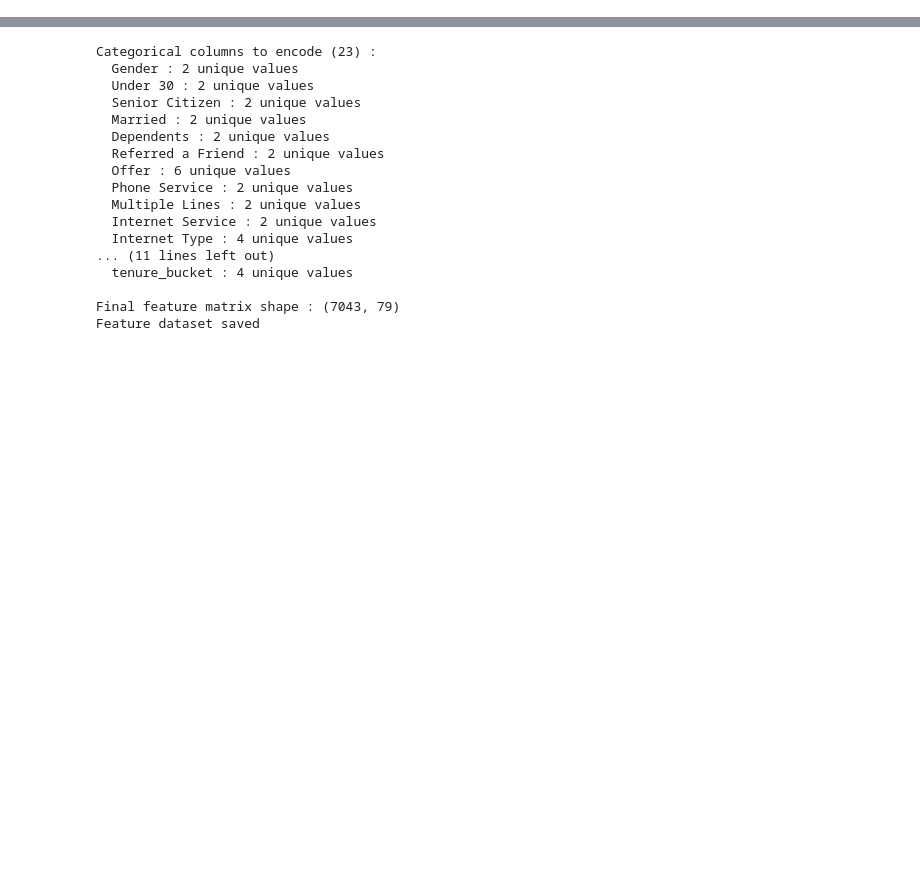
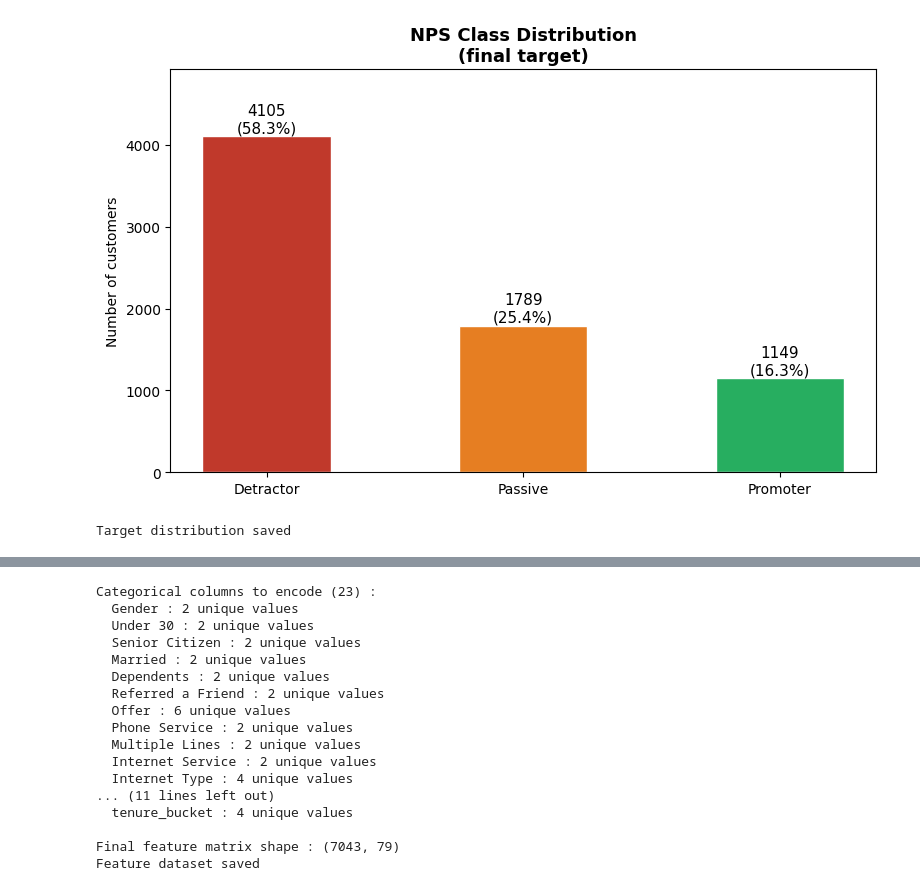
Before and after one commit to badaouihakimou/nps-telecom-prediction, a Jupyter notebook: notebooks/nps_telecom_full.ipynb, the cells around one changed output, grey strips where cells are left out. Cells and saved outputs as stored; diff of their text form; code cells hidden in the pictures; blank space fills up the shorter version.

```diff
--- a/notebooks/nps_telecom_full.ipynb
+++ b/notebooks/nps_telecom_full.ipynb
@@ -606,0 +848,24 @@ produces a similar Detractor/Passive/Promoter split.
+# %%
+# NPS TARGET DISTRIBUTION VISUALISATION
+fig, ax = plt.subplots(figsize=(8, 5))
+
+vals = [counts[l] for l in LABEL_NAMES]
+bars = ax.bar(LABEL_NAMES, vals,
+              color=[COLORS[l] for l in LABEL_NAMES],
+              edgecolor='white', width=0.5)
+ax.set_title('NPS Class Distribution\n(final target)',
+             fontweight='bold', fontsize=13)
+ax.set_ylabel('Number of customers')
+ax.set_ylim(0, max(vals) * 1.2)
+for bar, v, p in zip(bars, vals, [pcts[l] for l in LABEL_NAMES]):
+    ax.text(bar.get_x() + bar.get_width()/2,
+            bar.get_height() + 50,
+            f'{v}\n({p}%)', ha='center', fontsize=11)
+
+plt.tight_layout()
+plt.savefig(f"{BASE}/figures/target_distribution.png", dpi=150, bbox_inches='tight')
+plt.show()
+print("Target distribution saved")
+# %% [output]
+[figure, added]
+Target distribution saved
```
Also changed, not shown: parts of 114 cells of this notebook.
